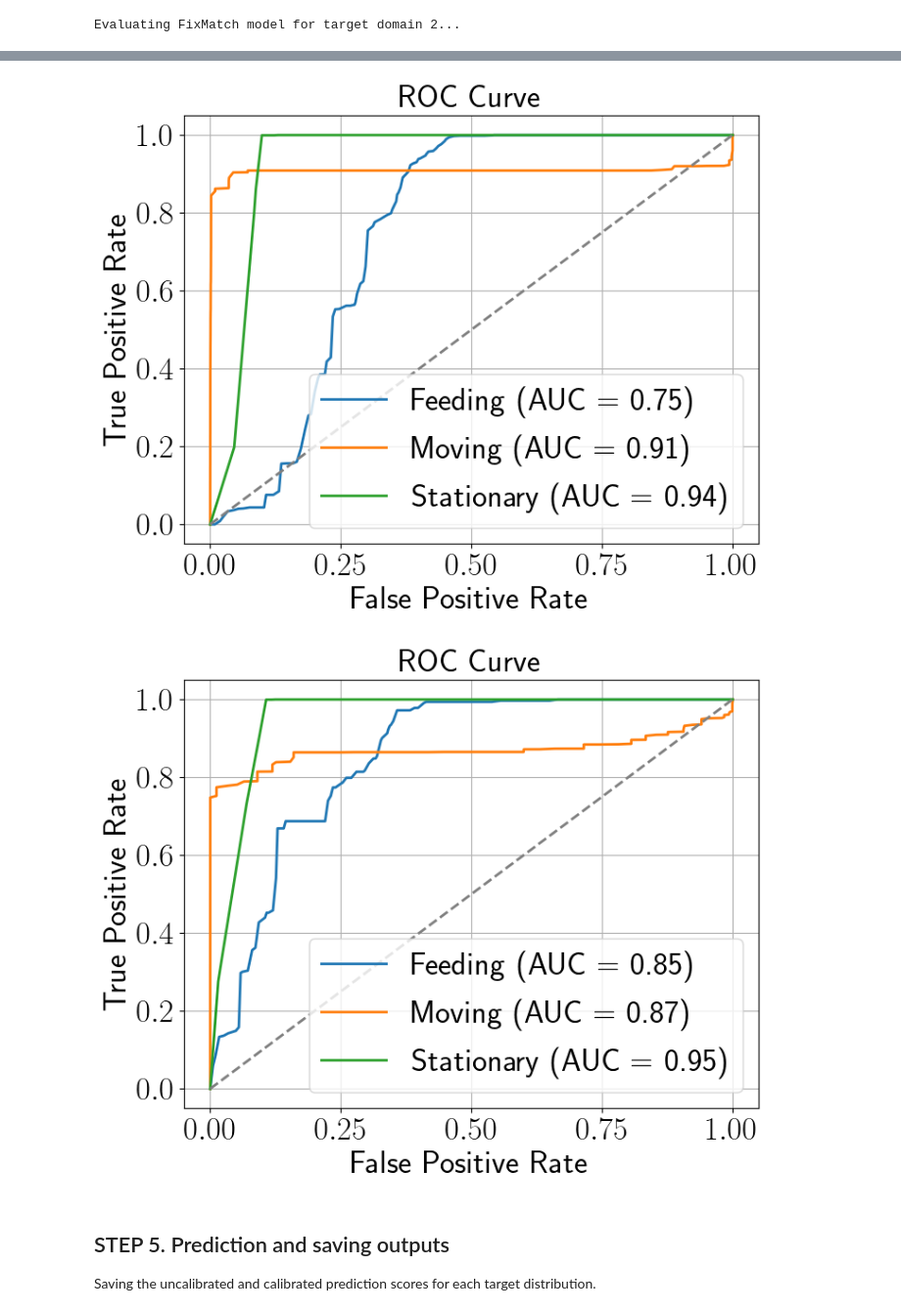
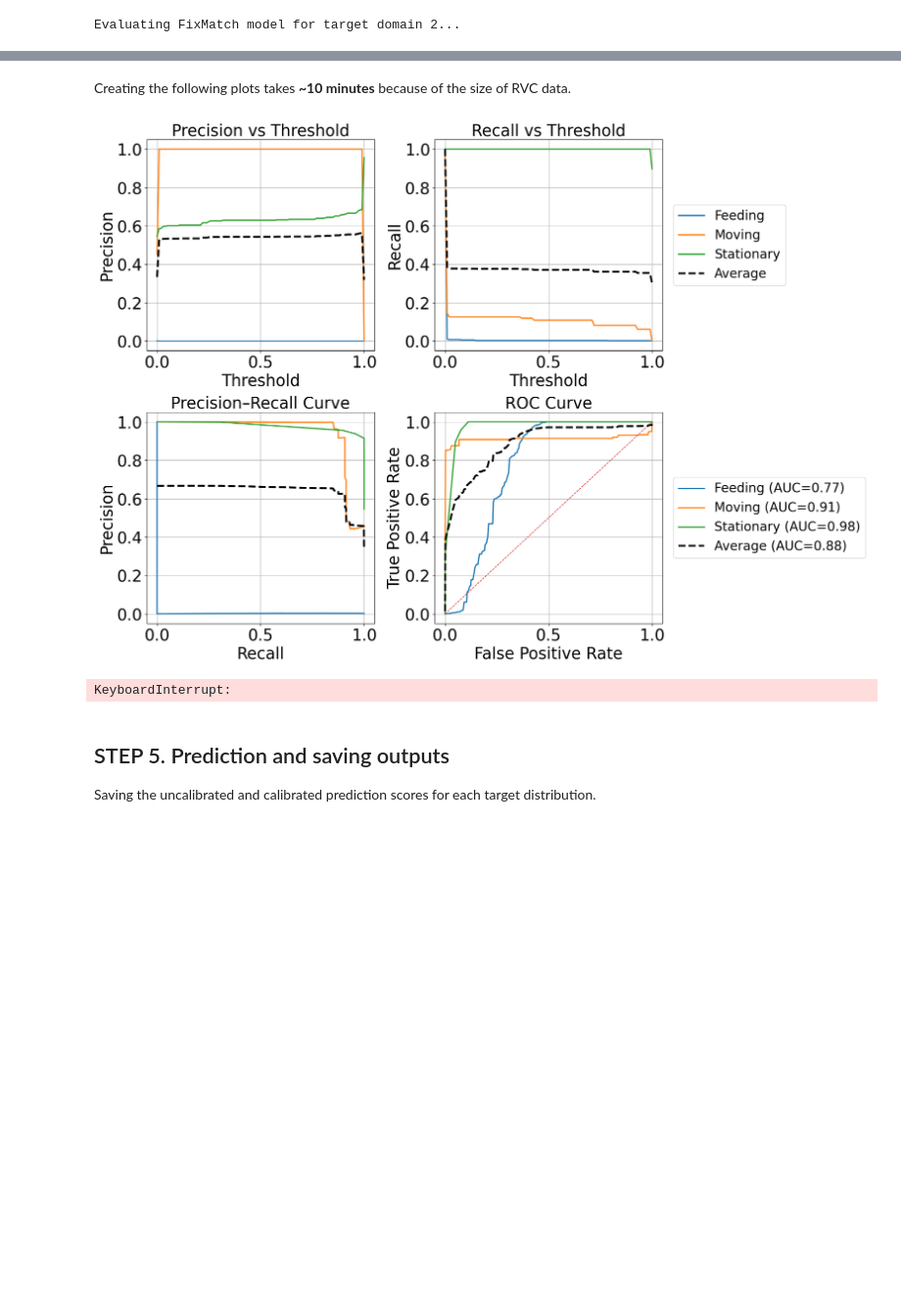
Before and after one commit to medhaaga/BotswanaML, a Jupyter notebook: notebooks/CORAL_model.ipynb, the cells around one changed output, grey strips where cells are left out. Shown at 98% size. Saved outputs shown, nothing was run; the diff lists cells and outputs as text; code cells hidden in the pictures; blank space fills up the shorter version.

Commit message:
editing paths

```diff
--- a/notebooks/CORAL_model.ipynb
+++ b/notebooks/CORAL_model.ipynb
@@ -130,7 +127,7 @@ class TrainConfig:
     weight_decay: float = 0.0
     lambda_coral: float = 1.0
     test_frac: float = 0.2
-    device: int = 0
+    device: int = 1
     seed: int = 0
 
 args = TrainConfig()
@@ -641,6 +616,10 @@ The evaluation focuses on two main areas: test-set performance and distribution
 * The label distribution is predicted for the entire (labeled & unlabaled) source and target data.
 
 * The **Receiver Operating Characteristic (ROC) curve** and **Area Under the Curve (AUC)** are computed for the multi-class classification task.
+# %%
+# Alternatively, specify the "root_dir" here to visualize results from a saved model run.
+
+root_dir = "/home/medhaaga/BotswanaML/results/domain_adaptation_training_results/coral/DEFAULT_2025-12-17_23-52-16"
 # %% [markdown]
 #### (1) Confusion matrices
 # %% [markdown]
@@ -720,5 +699,5 @@ for i, dir_path in enumerate([dir1, dir2]):
         _, logits = coral_model(torch.tensor(labeled_target_days_with_feeding[i][0], dtype=torch.float32).to(device))
         predictions = torch.sigmoid(logits).detach().cpu().numpy()
 
-    plot_multiclass_roc(labeled_target_days_with_feeding[i][1], predictions, label_encoder=label_encoder)
+    plot_multiclass_threshold_diagnostics(labeled_target_days_with_feeding[i][1], predictions, label_encoder=label_encoder)
 # %% [output]
@@ -758,7 +737,7 @@ for i, (Xt, dir_path) in enumerate([(Xt1, dir1), (Xt2, dir2)]):
         pred_df = pd.DataFrame(probs, columns=label_encoder.classes_)
 
     df = pd.concat(
-        [RVC_df.loc[RVC_df.firmware_major_version == 2+i][RVC_preprocessing_config['helper_cols']].reset_index(drop=True),
+        [RVC_df.loc[RVC_df.firmware_major_version == 2+i].reset_index(drop=True),
          pred_df.reset_index(drop=True)],
         axis=1
     )
@@ -833,19 +810,18 @@ for i, dir_path in enumerate([dir1, dir2]):
+# %% [markdown]
+Creating the following plots takes **~10 minutes** because of the size of RVC data.
 # %%
-for i, dir_path in enumerate([dir1, dir2]):
-    coral_model = SimpleFeatureNet(X_src.shape[-1], args.feat_dim, len(np.unique(y_src)))
-    coral_model.load_state_dict(torch.load(os.path.join(dir_path, 'model.pt'), map_location=device))
-    coral_model.to(device)
+for i, _ in enumerate([dir1, dir2]):
 
     Xt, yt = RVC_labeled_df.loc[RVC_labeled_df.firmware_major_version == (i+2)][Vectronics_feature_cols].values, RVC_labeled_df.loc[RVC_labeled_df.firmware_major_version == (i+2)]['behavior'].values
     Xt = transform(torch.tensor(Xt, dtype=torch.float32))
     yt = label_encoder.transform(yt)
 
     cluster_labels = kmeans1.predict(Xt) if i==0 else kmeans2.predict(Xt)
     adjusted_scores = calibration1_results['adjusted_scores'][cluster_labels] if i==0 else calibration2_results['adjusted_scores'][cluster_labels]
-    plot_multiclass_roc(yt, adjusted_scores, label_encoder=label_encoder)
+    plot_multiclass_threshold_diagnostics(yt, adjusted_scores, label_encoder=label_encoder)
 # %% [output]
-[figure, old version]
+[figure, new version]
-[figure, removed]
+KeyboardInterrupt:
 # %% [markdown]
 ## STEP 5. Prediction and saving outputs
 
```
Also changed, not shown: parts of 11 cells of this notebook, 10 other files.
